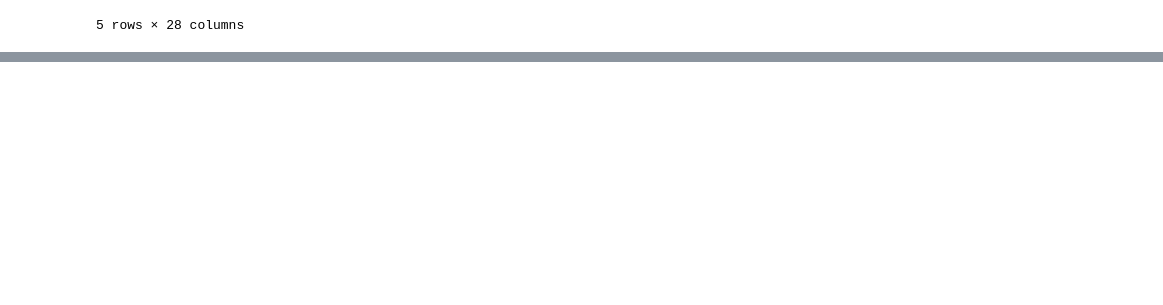
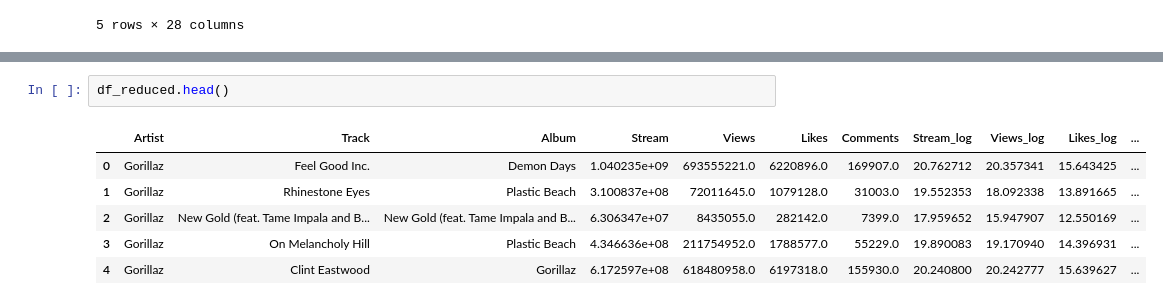
Before and after one commit to Julizzy/proyecto-analitica-c1, a Jupyter notebook: Proyecto_C1_Grupo5/proyecto_c1_grupo5.ipynb, the cells around one changed output, grey strips where cells are left out. Drawn from its saved outputs; the diff is of its cells as text; blank space fills up the shorter version.

```diff
--- a/Proyecto_C1_Grupo5/proyecto_c1_grupo5.ipynb
+++ b/Proyecto_C1_Grupo5/proyecto_c1_grupo5.ipynb
@@ -79,0 +98,9 @@ df_reduced = df[[
+# %%
+df_reduced.head()
+# %% [output]
+|  | Artist | Track | Album | Stream | Views | Likes | Comments | Stream_log | Views_log | Likes_log | ... |
+| 0 | Gorillaz | Feel Good Inc. | Demon Days | 1.040235e+09 | 693555221.0 | 6220896.0 | 169907.0 | 20.762712 | 20.357341 | 15.643425 | ... |
+| 1 | Gorillaz | Rhinestone Eyes | Plastic Beach | 3.100837e+08 | 72011645.0 | 1079128.0 | 31003.0 | 19.552353 | 18.092338 | 13.891665 | ... |
+| 2 | Gorillaz | New Gold (feat. Tame Impala and B... | New Gold (feat. Tame Impala and B... | 6.306347e+07 | 8435055.0 | 282142.0 | 7399.0 | 17.959652 | 15.947907 | 12.550169 | ... |
+| 3 | Gorillaz | On Melancholy Hill | Plastic Beach | 4.346636e+08 | 211754952.0 | 1788577.0 | 55229.0 | 19.890083 | 19.170940 | 14.396931 | ... |
+| 4 | Gorillaz | Clint Eastwood | Gorillaz | 6.172597e+08 | 618480958.0 | 6197318.0 | 155930.0 | 20.240800 | 20.242777 | 15.639627 | ... |
```
Also changed, not shown: parts of 7 cells of this notebook.
